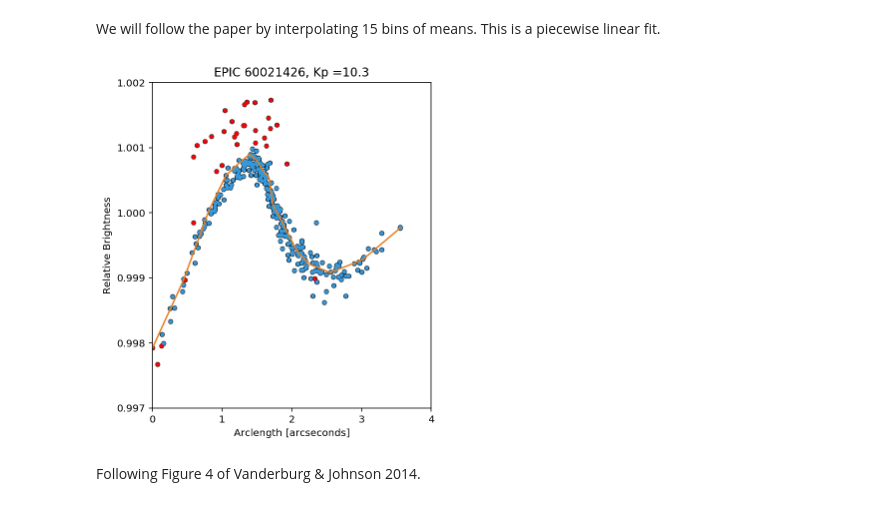
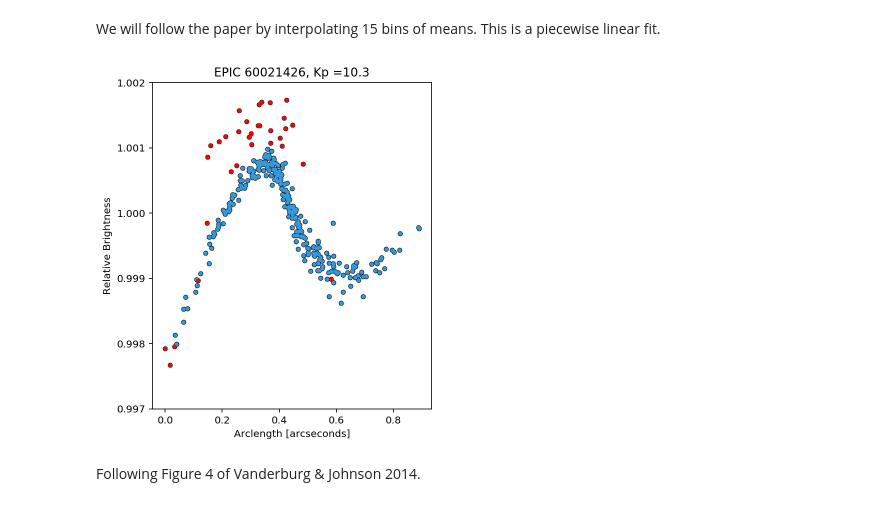
Before and after one commit to KeplerGO/pyke, a Jupyter notebook: docs/source/tutorials/ipython_notebooks/detrending/Replicate_Vanderburg_2014_K2SFF.ipynb, the cells around one changed output. Cells and saved outputs as stored; diff of their text form; code cells hidden in the pictures.

```diff
--- a/docs/source/tutorials/ipython_notebooks/detrending/Replicate_Vanderburg_2014_K2SFF.ipynb
+++ b/docs/source/tutorials/ipython_notebooks/detrending/Replicate_Vanderburg_2014_K2SFF.ipynb
@@ -189,21 +169,21 @@ al_dense = np.linspace(0, 4, 1000)
 interp_func = interpolate.interp1d(knots, bin_means)
 # %%
 plt.figure(figsize=(5, 6))
-plt.plot(arclength(rot_rowp)*4.0, norm_ff, 'ko', ms=4)
-plt.plot(arclength(rot_rowp)*4.0, norm_ff, 'o', color='#3498db', ms=3)
-plt.plot(arclength(rot_rowp[bi])*4.0, norm_ff[bi], 'o', color='r', ms=3)
+plt.plot(arclength(rot_rowp), norm_ff, 'ko', ms=4)
+plt.plot(arclength(rot_rowp), norm_ff, 'o', color='#3498db', ms=3)
+plt.plot(arclength(rot_rowp[bi]), norm_ff[bi], 'o', color='r', ms=3)
 #plt.plot(al_dense, sff(al_dense), '-', color='#e67e22')
 #plt.plot(knots, bin_means, '-', color='#e67e22')
-plt.plot(np.sort(al), interp_func(np.sort(al)), '-', color='#e67e22')
+#plt.plot(np.sort(al), interp_func(np.sort(al)), '-', color='#e67e22')
 
-plt.xticks([0, 1,2, 3, 4])
+#plt.xticks([0, 1,2, 3, 4])
 plt.xlabel('Arclength [arcseconds]')
 plt.ylabel('Relative Brightness')
 plt.title('EPIC 60021426, Kp =10.3')
-plt.xlim(0,4)
+#plt.xlim(0,4)
 plt.ylim(0.997, 1.002);
 # %% [output]
-[figure, old version]
+[figure, new version]
 # %% [markdown]
 Following Figure 4 of Vanderburg & Johnson 2014.
 # %% [markdown]
```
Also changed, not shown: parts of 11 cells of this notebook, 3 other files.
